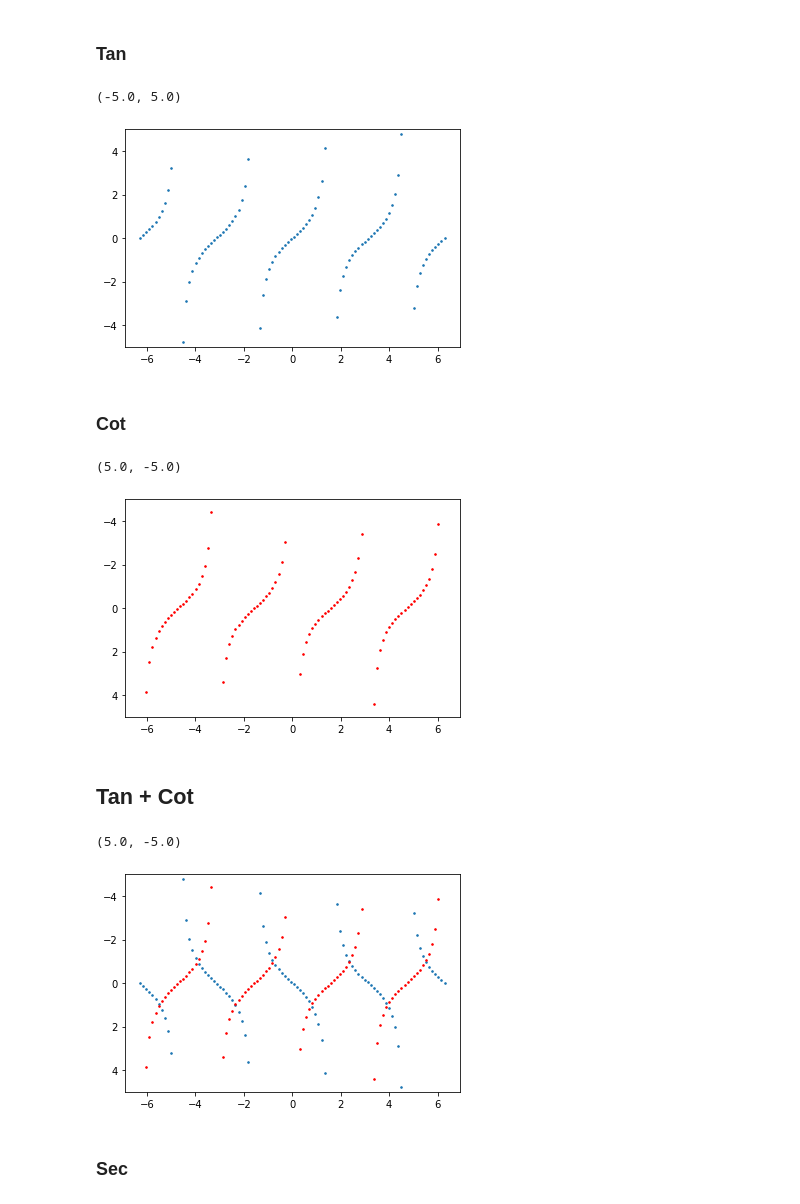
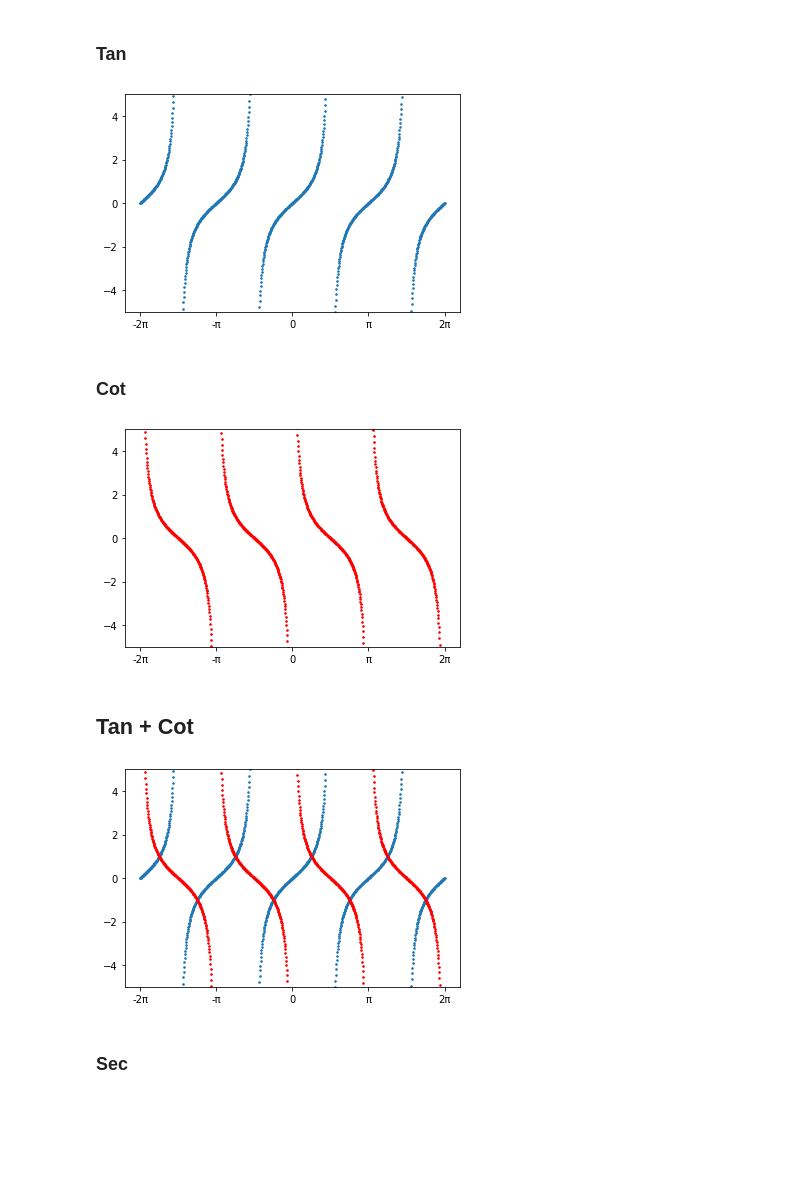
Before and after one commit to kaydee0502/MLH-Day-3-Challange-Data-Visualisation, a Jupyter notebook: Trignometry Plots.ipynb, the cells around one changed output. Cells and saved outputs as stored; diff of their text form; code cells hidden in the pictures; blank space fills up the shorter version.

```diff
--- a/Trignometry Plots.ipynb
+++ b/Trignometry Plots.ipynb
@@ -6,7 +6,9 @@
 import numpy as np
 import matplotlib.pyplot as plt
 
-degree = np.linspace(-2*np.pi,2*np.pi,100)
+degree = np.linspace(-2*np.pi,2*np.pi,1000)
+labels = ["-2\u03C0","-\u03C0","0","\u03C0","2\u03C0"]
+labels_deg = [-2*np.pi,-np.pi,0,np.pi,2*np.pi]
 # %% [markdown]
 ### Sin
 # %%
@@ -26,26 +28,26 @@ plt.plot(degree,np.cos(degree))
 # %%
 plt.scatter(degree,np.tan(degree),s=2.5)
 plt.ylim(-5,5)
+_ = plt.xticks(labels_deg,labels)
 # %% [output]
-(-5.0, 5.0)
-[figure, old version]
+[figure, new version]
 # %% [markdown]
 ### Cot
 # %%
 plt.scatter(degree,1/np.tan(degree),c="red",s=2.5)
-plt.ylim(5,-5)
+plt.ylim(-5,5)
+_ = plt.xticks(labels_deg,labels)
 # %% [output]
-(5.0, -5.0)
-[figure, old version]
+[figure, new version]
 # %% [markdown]
 ## Tan + Cot
 # %%
 plt.scatter(degree,np.tan(degree),s=2.5)
 plt.scatter(degree,1/np.tan(degree),c="red",s=2.5)
-plt.ylim(5,-5)
+plt.ylim(-5,5)
+_ = plt.xticks(labels_deg,labels)
 # %% [output]
-(5.0, -5.0)
-[figure, old version]
+[figure, new version]
 # %% [markdown]
 ### Sec
 # %%
```
Also changed, not shown: parts of 6 cells of this notebook.
